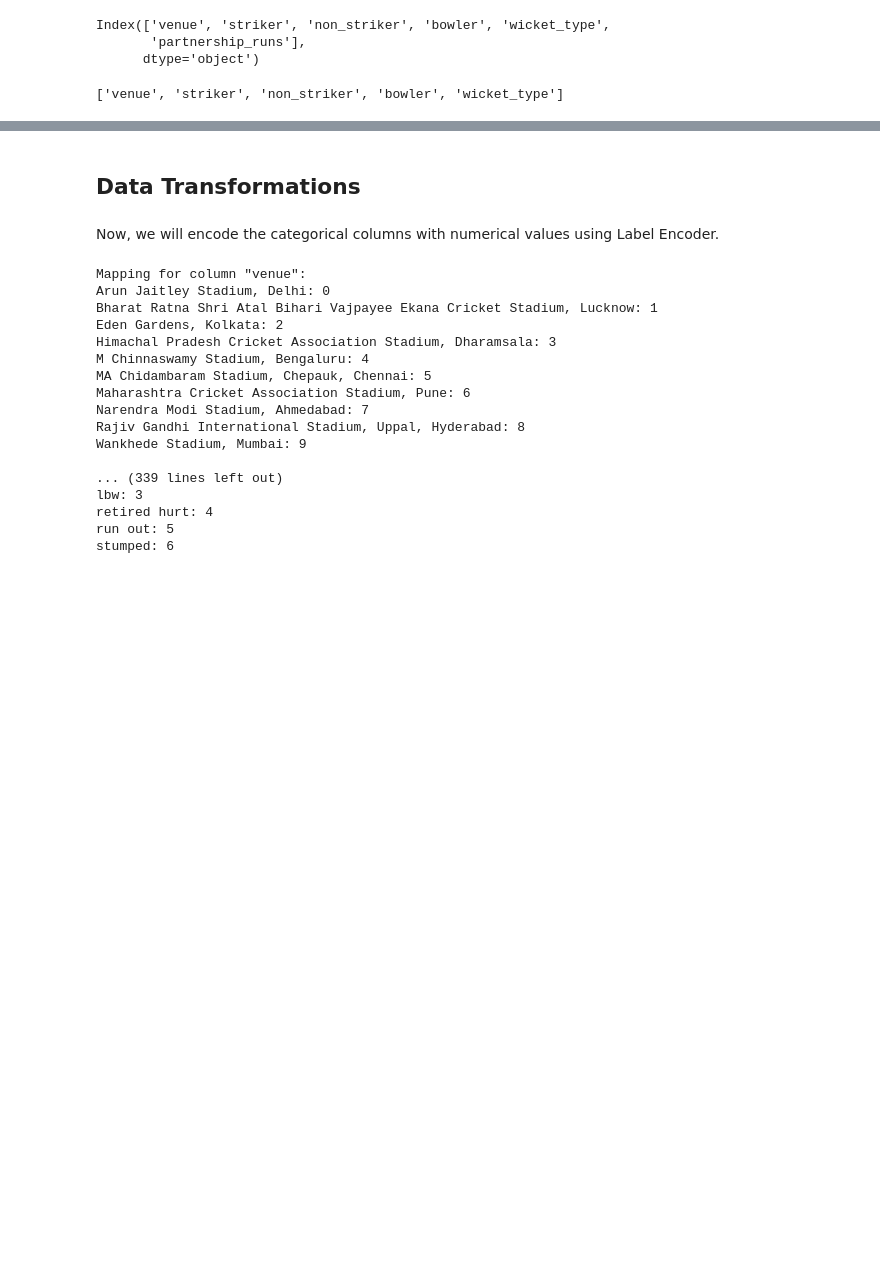
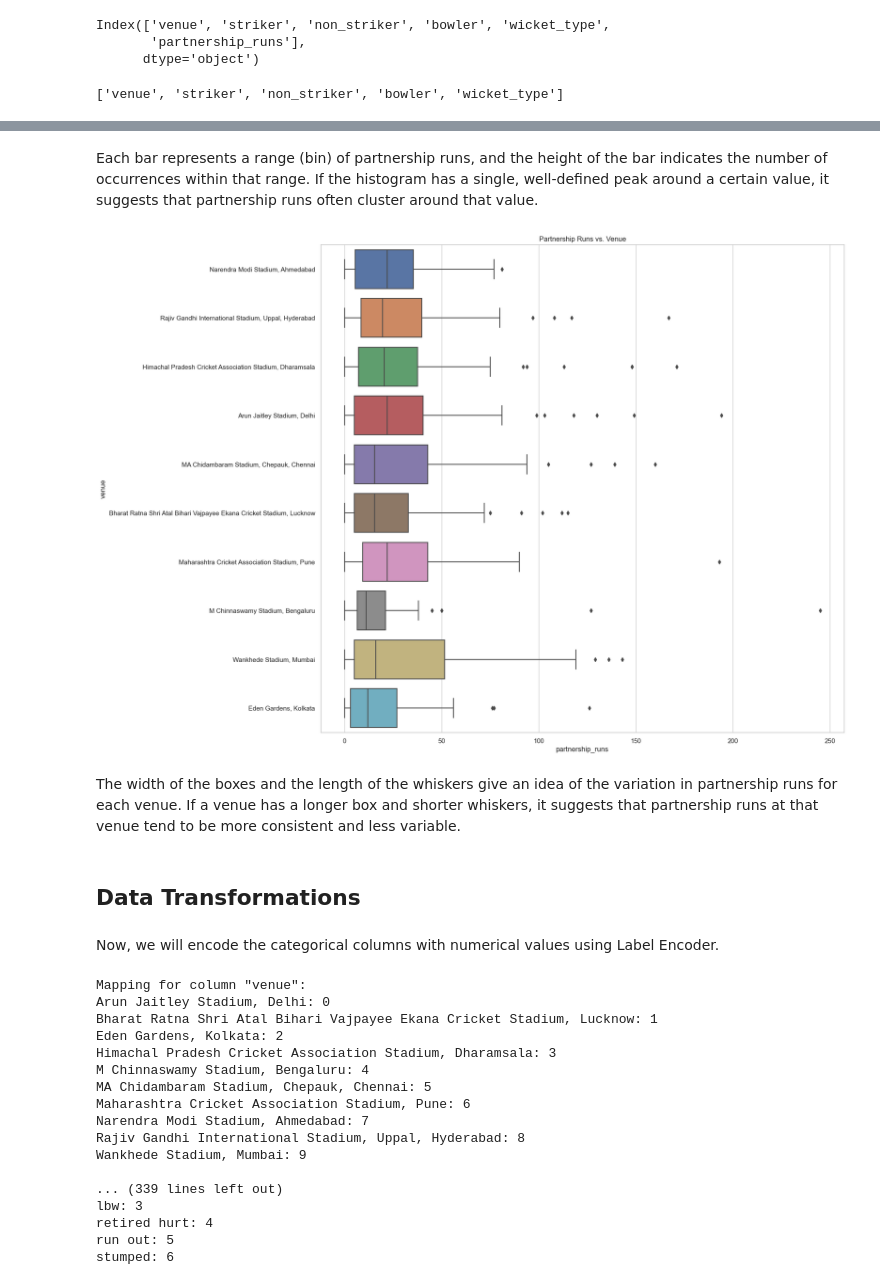
Before and after one commit to NancyPatel11/Data-Mining-Course-Project-3, a Jupyter notebook: code_files/partnership_prediction.ipynb, the cells around one changed output, grey strips where cells are left out. Cells and saved outputs as stored; diff of their text form; code cells hidden in the pictures; blank space fills up the shorter version.

```diff
--- a/code_files/partnership_prediction.ipynb
+++ b/code_files/partnership_prediction.ipynb
@@ -380,3 +384,14 @@ cat
+# %% [markdown]
+Each bar represents a range (bin) of partnership runs, and the height of the bar indicates the number of occurrences within that range. If the histogram has a single, well-defined peak around a certain value, it suggests that partnership runs often cluster around that value.
+# %%
+plt.figure(figsize=(16, 15))
+sns.boxplot(x='partnership_runs', y='venue', data=df_deliveries)
+plt.title('Partnership Runs vs. Venue')
+plt.show()
+# %% [output]
+[figure, added]
+# %% [markdown]
+The width of the boxes and the length of the whiskers give an idea of the variation in partnership runs for each venue. If a venue has a longer box and shorter whiskers, it suggests that partnership runs at that venue tend to be more consistent and less variable.
 # %% [markdown]
 ## **Data Transformations**
 # %%
```
Also changed, not shown: parts of 12 cells of this notebook.
